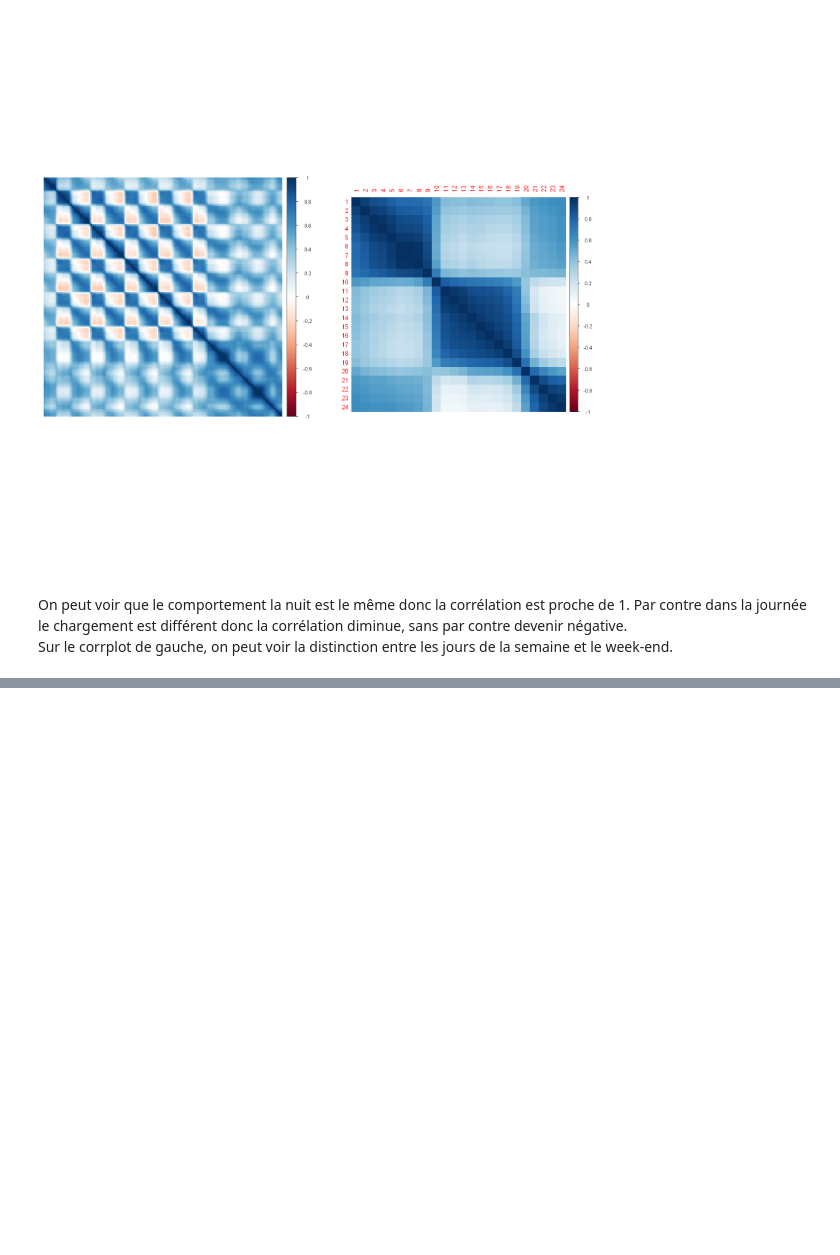
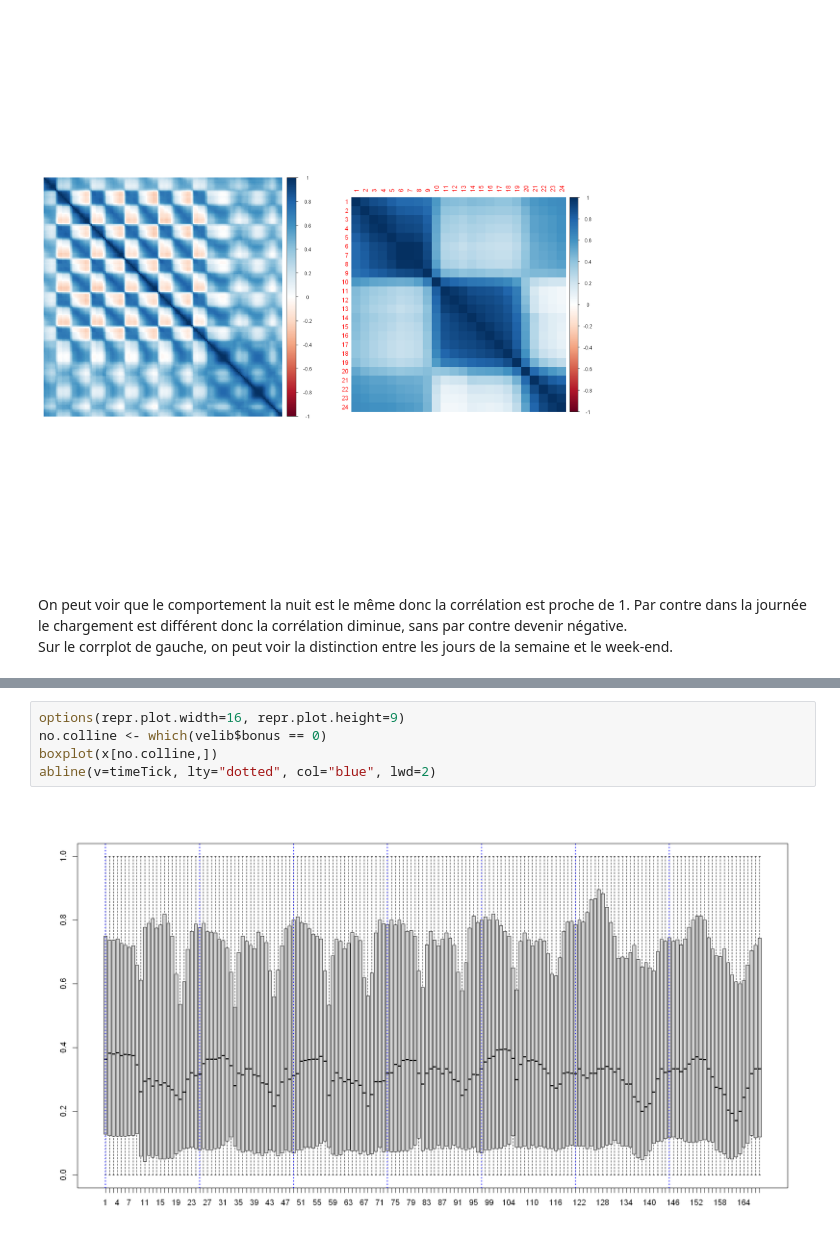
Before and after one commit to jayalabanda/projet-ADD, a Jupyter notebook: Notebooks TP/1. Statistiques Descriptives/velib_Rnotebook_starter.ipynb, the cells around one changed output, grey strips where cells are left out. Cells and saved outputs as stored; diff of their text form; blank space fills up the shorter version.

```diff
--- a/Notebooks TP/1. Statistiques Descriptives/velib_Rnotebook_starter.ipynb
+++ b/Notebooks TP/1. Statistiques Descriptives/velib_Rnotebook_starter.ipynb
@@ -146,0 +134,7 @@ boxplot(x[colline,])
+# %%
+options(repr.plot.width=16, repr.plot.height=9)
+no.colline <- which(velib$bonus == 0)
+boxplot(x[no.colline,])
+abline(v=timeTick, lty="dotted", col="blue", lwd=2)
+# %% [output]
+[figure, added]
```
Also changed, not shown: parts of 4 cells of this notebook.
